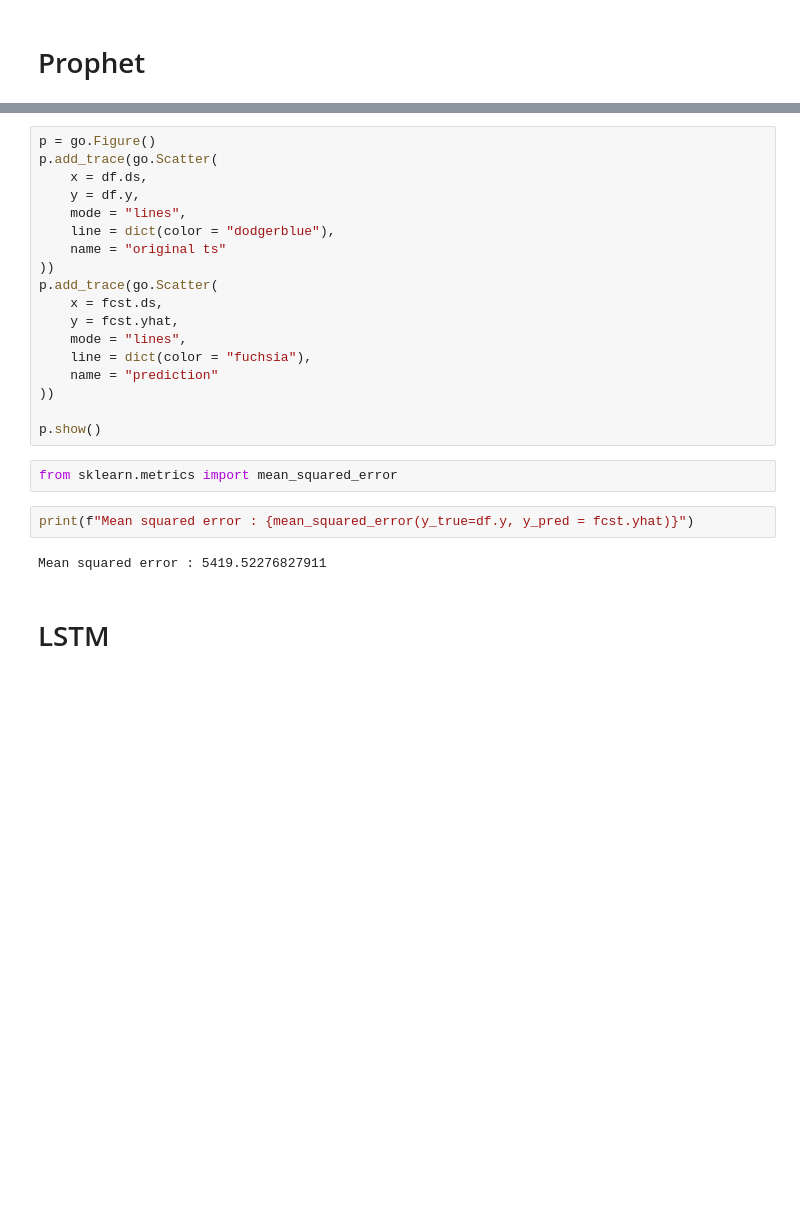
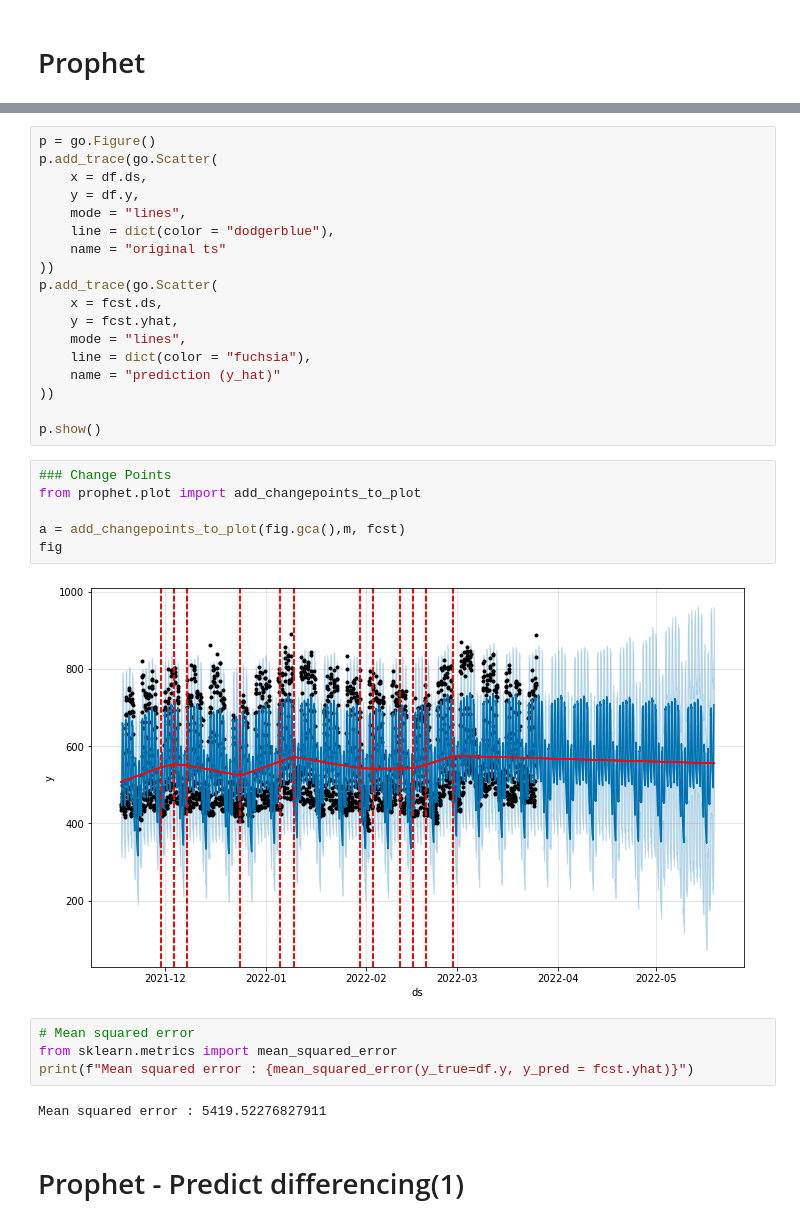
Before and after one commit to imantha-das/ts-forecasting, a Jupyter notebook: explore_ts.ipynb, the cells around one changed output, grey strips where cells are left out. Drawn from its saved outputs; the diff is of its cells as text; blank space fills up the shorter version.

```diff
--- a/explore_ts.ipynb
+++ b/explore_ts.ipynb
@@ -106,15 +113,23 @@ p.add_trace(go.Scatter(
     y = fcst.yhat,
     mode = "lines",
     line = dict(color = "fuchsia"),
-    name = "prediction"
+    name = "prediction (y_hat)"
 ))
 
 p.show()
-# %%
-from sklearn.metrics import mean_squared_error
+# %%
+### Change Points
+from prophet.plot import add_changepoints_to_plot
+
+a = add_changepoints_to_plot(fig.gca(),m, fcst)
+fig
+# %% [output]
+[figure, added]
 # %%
+# Mean squared error
+from sklearn.metrics import mean_squared_error
 print(f"Mean squared error : {mean_squared_error(y_true=df.y, y_pred = fcst.yhat)}")
 # %% [output]
 Mean squared error : 5419.52276827911
-# %% [markdown]
-# LSTM
+# %% [markdown]
+# Prophet - Predict differencing(1)
```
Also changed, not shown: parts of 13 cells of this notebook.
